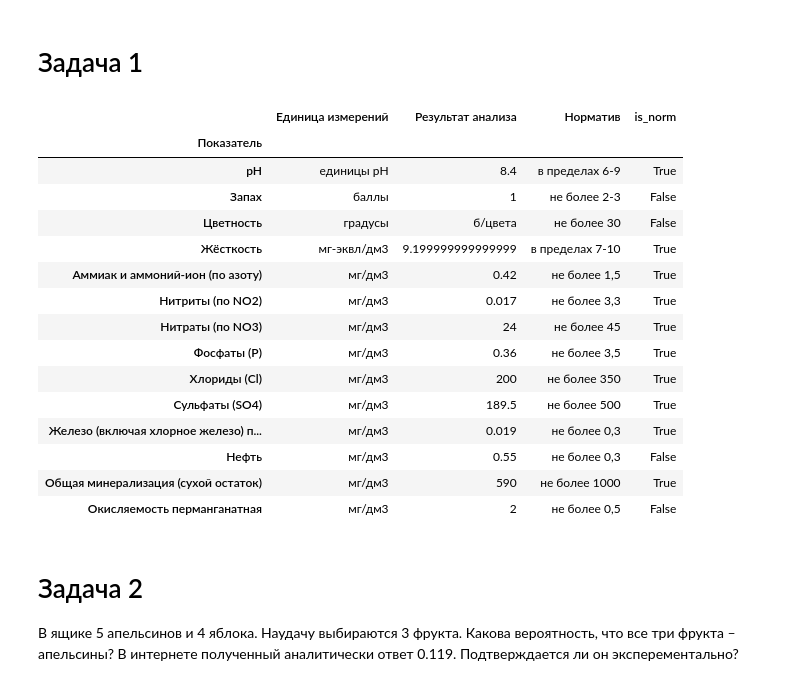
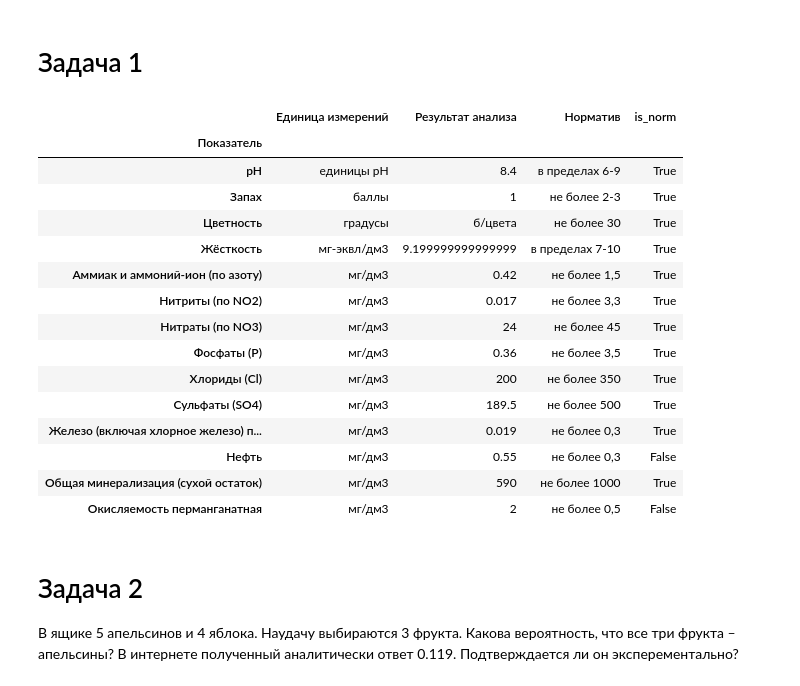
Before and after one commit to MaksDerkach/SberUniver-DS, a Jupyter notebook: Statistics_pandas_lessons/Hometasks/Task1_stat.ipynb, the cells around one changed output. Saved outputs shown, nothing was run; the diff lists cells and outputs as text; code cells hidden in the pictures.

```diff
--- a/Statistics_pandas_lessons/Hometasks/Task1_stat.ipynb
+++ b/Statistics_pandas_lessons/Hometasks/Task1_stat.ipynb
@@ -6,31 +6,38 @@ import numpy as np
 # %%
 df = pd.read_csv('data-rodnik-neskuchniy-sad.csv') # загрузка данных
 df.index = df['Показатель'] # сделаем колонку "Показатель" индексом таблицы
 df.drop(axis=1, columns='Показатель', inplace=True)
 
 def is_normal(x):
-    if 'в пределах' in x['Норматив']:
+    if x['Результат анализа'] == 'б/цвета':
+        return True
+    elif 'в пределах' in x['Норматив']:
         try:
             left, right = ''.join([symb for symb in x['Норматив'] if not symb.isalpha()]).split('-')
             return float(left.replace(',', '.')) <= float(x['Результат анализа']) <= float(right.replace(',', '.'))
         except ValueError:
             return False
     elif 'не более' in x['Норматив']:
         try:
+            if '-' in x['Норматив']:
+                normal = float(x['Норматив'].split('-')[1].replace(',', '.'))
+                curr_value = float(x['Результат анализа'])
+                return curr_value <= normal
+
             right = ''.join([symb for symb in x['Норматив'] if not symb.isalpha()])
             return float(x['Результат анализа']) <= float(right.replace(',', '.'))
         except ValueError:
             return False
     return False
 
 df['is_norm'] = df.apply(is_normal, axis=1)
 df
 # %% [output]
 |  | Единица измерений | Результат анализа | Норматив | is_norm |
 | Показатель |  |  |  |  |
 | pH | единицы pH | 8.4 | в пределах 6-9 | True |
-| Запах | баллы | 1 | не более 2-3 | False |
-| Цветность | градусы | б/цвета | не более 30 | False |
+| Запах | баллы | 1 | не более 2-3 | True |
+| Цветность | градусы | б/цвета | не более 30 | True |
 | Жёсткость | мг-эквл/дм3 | 9.199999999999999 | в пределах 7-10 | True |
 | Аммиак и аммоний-ион (по азоту) | мг/дм3 | 0.42 | не более 1,5 | True |
 | Нитриты (по NO2) | мг/дм3 | 0.017 | не более 3,3 | True |
```
Also changed, not shown: parts of 2 cells of this notebook, 1 other file.
